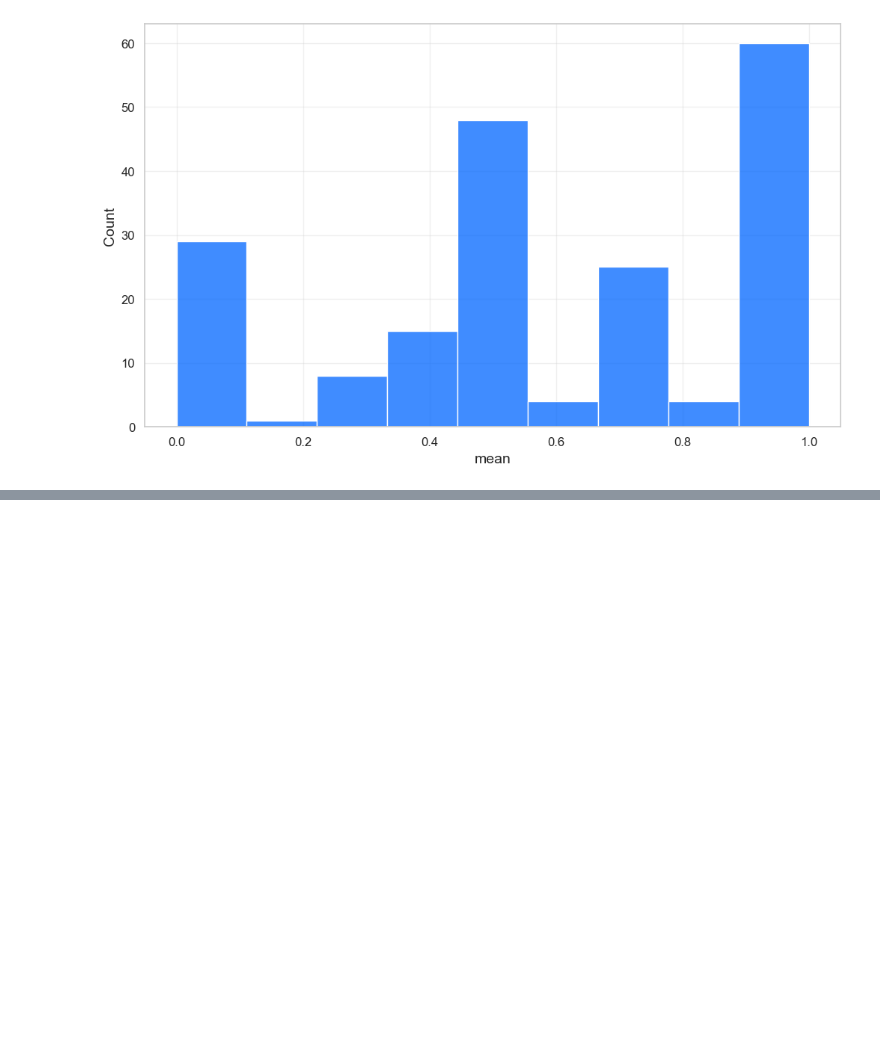
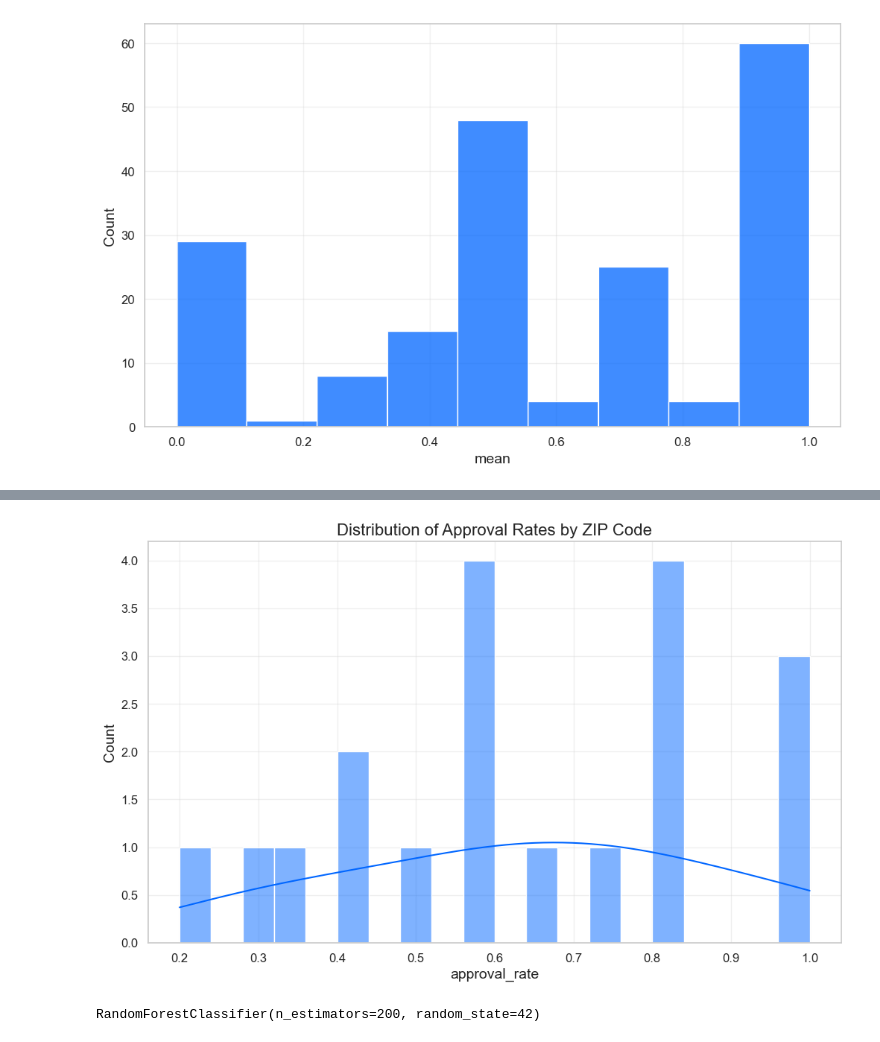
Before and after one commit to RubenVet9938/dego-project-team8, a Jupyter notebook: notebooks/02-bias-analysis.ipynb, the cells around one changed output, grey strips where cells are left out. Drawn from its saved outputs; the diff is of its cells as text; code cells hidden in the pictures; blank space fills up the shorter version.

```diff
--- a/notebooks/02-bias-analysis.ipynb
+++ b/notebooks/02-bias-analysis.ipynb
@@ -376,0 +465,43 @@ len(df_analysis["applicant_info_zip_code"].unique())
+# %%
+plt.figure()
+
+sns.histplot(
+    zip_stats["approval_rate"],
+    bins=20,
+    kde=True
+)
+
+plt.title("Distribution of Approval Rates by ZIP Code")
+plt.show()
+# %% [output]
+[figure, added]
+# %%
+features = [
+    "financials_annual_income",
+    "financials_debt_to_income",
+    "financials_credit_history_months",
+    "financials_savings_balance",
+    "applicant_info_zip_code",
+    "gender_encoded"
+]
+
+rf_df = model_df.dropna(subset=features)
+
+X = rf_df[features]
+y = rf_df["approved"]
+
+rf = RandomForestClassifier(
+    n_estimators=200,
+    random_state=42
+)
+
+rf.fit(X, y)
+
+rf = RandomForestClassifier(
+    n_estimators=200,
+    random_state=42
+)
+
+rf.fit(X, y)
+# %% [output]
+RandomForestClassifier(n_estimators=200, random_state=42)
```
Also changed, not shown: parts of 6 cells of this notebook.
